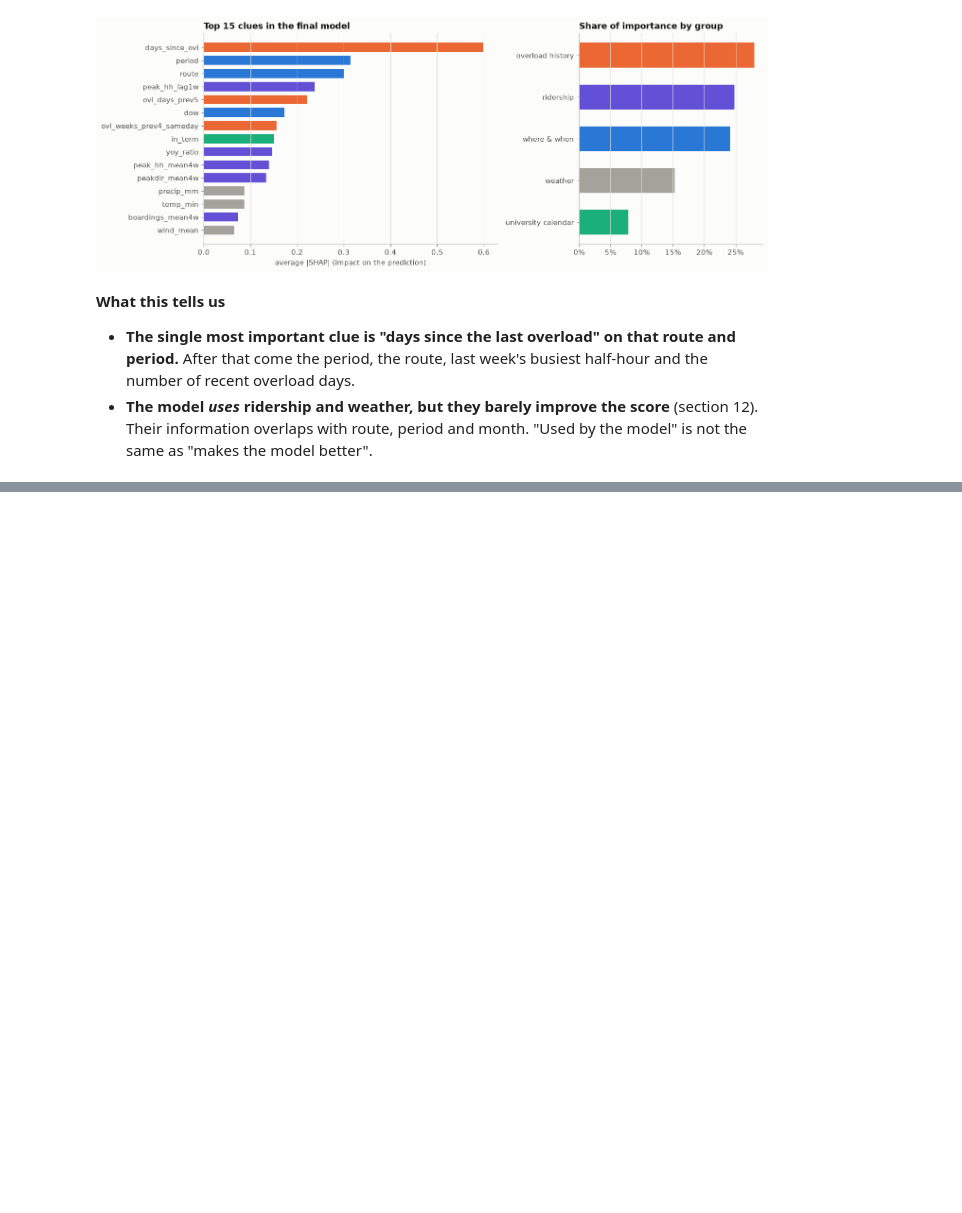
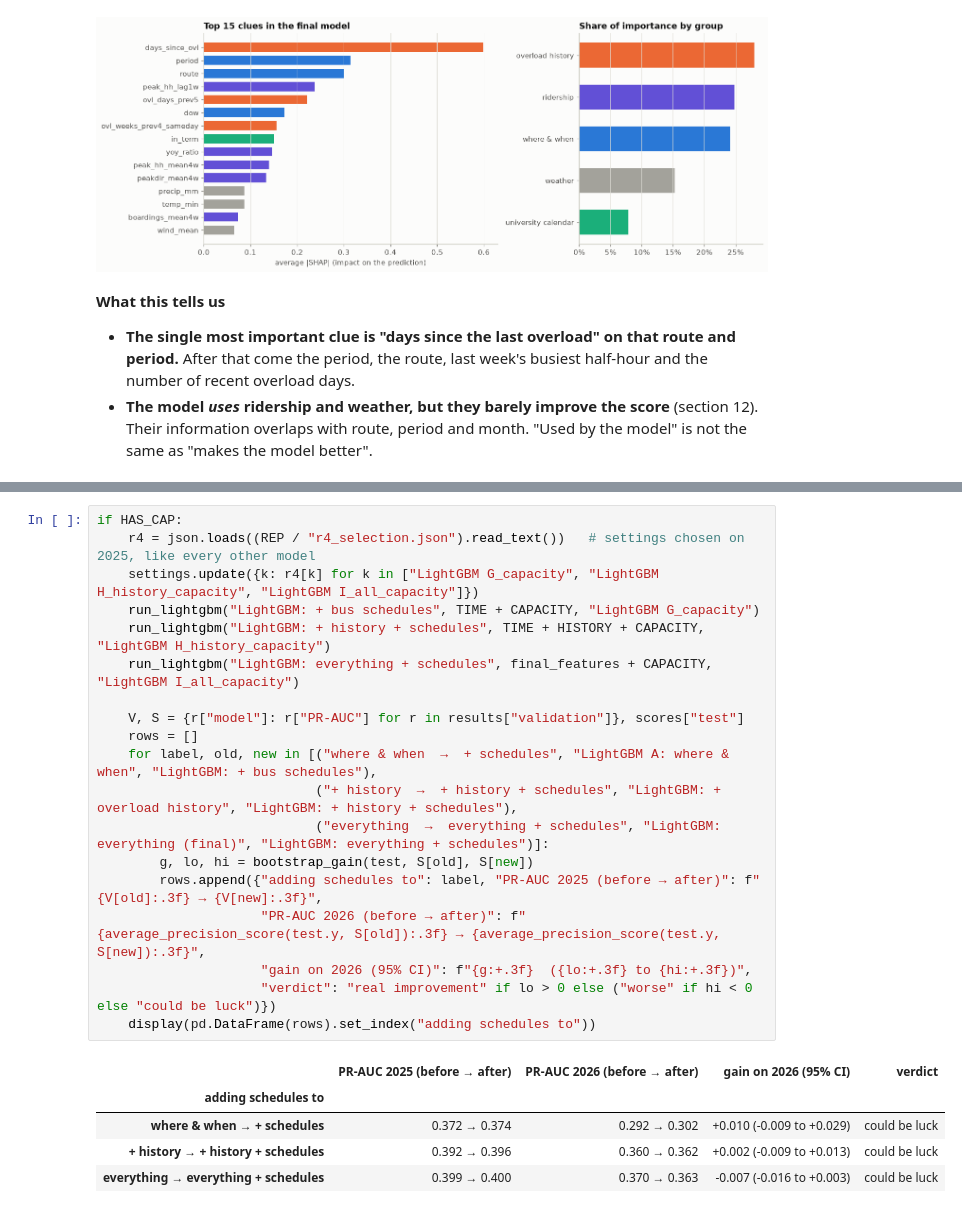
Before and after one commit to JawadurRahman/halifax-bus-overloads, a Jupyter notebook: notebooks/04_final_walkthrough.ipynb, the cells around one changed output, grey strips where cells are left out. Drawn from its saved outputs; the diff is of its cells as text; blank space fills up the shorter version.

```diff
--- a/notebooks/04_final_walkthrough.ipynb
+++ b/notebooks/04_final_walkthrough.ipynb
@@ -674,0 +728,25 @@ fig.tight_layout(); plt.show()
+# %%
+if HAS_CAP:
+    r4 = json.loads((REP / "r4_selection.json").read_text())   # settings chosen on 2025, like every other model
+    settings.update({k: r4[k] for k in ["LightGBM G_capacity", "LightGBM H_history_capacity", "LightGBM I_all_capacity"]})
+    run_lightgbm("LightGBM: + bus schedules", TIME + CAPACITY, "LightGBM G_capacity")
+    run_lightgbm("LightGBM: + history + schedules", TIME + HISTORY + CAPACITY, "LightGBM H_history_capacity")
+    run_lightgbm("LightGBM: everything + schedules", final_features + CAPACITY, "LightGBM I_all_capacity")
+
+    V, S = {r["model"]: r["PR-AUC"] for r in results["validation"]}, scores["test"]
+    rows = []
+    for label, old, new in [("where & when  →  + schedules", "LightGBM A: where & when", "LightGBM: + bus schedules"),
+                            ("+ history  →  + history + schedules", "LightGBM: + overload history", "LightGBM: + history + schedules"),
+                            ("everything  →  everything + schedules", "LightGBM: everything (final)", "LightGBM: everything + schedules")]:
+        g, lo, hi = bootstrap_gain(test, S[old], S[new])
+        rows.append({"adding schedules to": label, "PR-AUC 2025 (before → after)": f"{V[old]:.3f} → {V[new]:.3f}",
+                     "PR-AUC 2026 (before → after)": f"{average_precision_score(test.y, S[old]):.3f} → {average_precision_score(test.y, S[new]):.3f}",
+                     "gain on 2026 (95% CI)": f"{g:+.3f}  ({lo:+.3f} to {hi:+.3f})",
+                     "verdict": "real improvement" if lo > 0 else ("worse" if hi < 0 else "could be luck")})
+    display(pd.DataFrame(rows).set_index("adding schedules to"))
+# %% [output]
+|  | PR-AUC 2025 (before → after) | PR-AUC 2026 (before → after) | gain on 2026 (95% CI) | verdict |
+| adding schedules to |  |  |  |  |
+| where & when → + schedules | 0.372 → 0.374 | 0.292 → 0.302 | +0.010 (-0.009 to +0.029) | could be luck |
+| + history → + history + schedules | 0.392 → 0.396 | 0.360 → 0.362 | +0.002 (-0.009 to +0.013) | could be luck |
+| everything → everything + schedules | 0.399 → 0.400 | 0.370 → 0.363 | -0.007 (-0.016 to +0.003) | could be luck |
```
Also changed, not shown: parts of 11 cells of this notebook.
